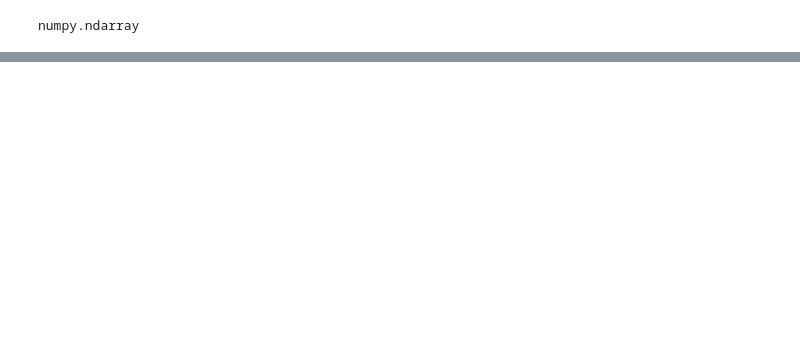
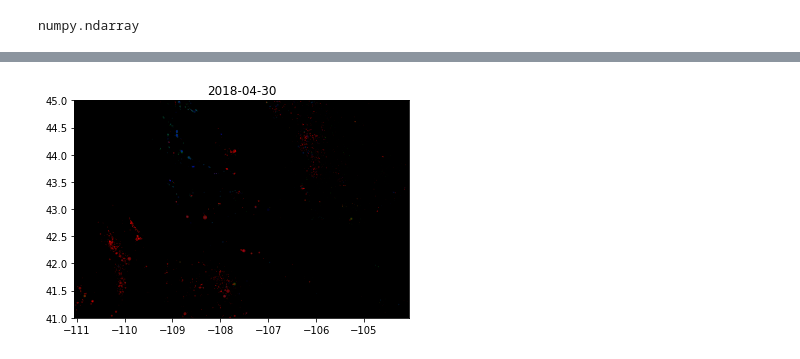
Before and after one commit to jessepisel/stratal-geometries, a Jupyter notebook: Production cleanup.ipynb, the cells around one changed output, grey strips where cells are left out. Cells and saved outputs as stored; diff of their text form; code cells hidden in the pictures; blank space fills up the shorter version.

```diff
--- a/Production cleanup.ipynb
+++ b/Production cleanup.ipynb
@@ -102,0 +95,36 @@ for i in tqdm(range(484)):
+# %%
+ts1w = pd.read_csv(r'C:\Users\jesse.pisel\Downloads\TTL_Prod041018\timeseries\1to5ts_water.csv', index_col=[0])
+ts2w = pd.read_csv(r'C:\Users\jesse.pisel\Downloads\TTL_Prod041018\timeseries\7to17ts_water.csv', index_col=[0])
+ts3w = pd.read_csv(r'C:\Users\jesse.pisel\Downloads\TTL_Prod041018\timeseries\19to33ts_water.csv', index_col=[0])
+ts4w = pd.read_csv(r'C:\Users\jesse.pisel\Downloads\TTL_Prod041018\timeseries\35to45ts_water.csv', index_col=[0])
+bigTSwater = pd.concat([ts1w, ts2w, ts3w, ts4w], axis=1)
+# %%
+for i in tqdm(range(2)):
+    plt.clf()
+    plt.scatter(np.vstack(coords)[0:,1], np.vstack(coords)[0:,0], s=200*(bigTSwater.iloc[i].values/np.max(np.max(bigTSwater))),
+                alpha=0.2, c='b', linewidths=0)
+    display.clear_output(wait=True)
+    time.sleep(0.01)
+    plt.xlim(np.min(np.vstack(coords)[0:,1]), np.max(np.vstack(coords)[0:,1]))
+    plt.ylim(np.min(np.vstack(coords)[0:,0]),np.max(np.vstack(coords)[0:,0]))
+    plt.title(bigTSwater.index[i])
+import mplleaflet
+mplleaflet.display()
+# %%
+for i in tqdm(range(484)):
+    plt.rcParams['axes.facecolor'] = 'black'
+    plt.clf()
+    plt.scatter(np.vstack(coords)[0:,1], np.vstack(coords)[0:,0], s=200*(bigTSoil.iloc[i].values/np.max(np.max(bigTSoil))),
+                alpha=0.4, c='g', linewidths=0)
+    plt.scatter(np.vstack(coords)[0:,1], np.vstack(coords)[0:,0], s=200*(bigTSgas.iloc[i].values/np.max(np.max(bigTSgas))),
+                alpha=0.4, c='r', linewidths=0)
+    plt.scatter(np.vstack(coords)[0:,1], np.vstack(coords)[0:,0], s=200*(bigTSwater.iloc[i].values/np.max(np.max(bigTSwater))),
+                alpha=0.1, c='b', linewidths=0)
+    display.clear_output(wait=True)
+    plt.xlim(np.min(np.vstack(coords)[0:,1]), np.max(np.vstack(coords)[0:,1]))
+    plt.ylim(np.min(np.vstack(coords)[0:,0]),np.max(np.vstack(coords)[0:,0]))
+    plt.title(bigTSwater.index[i])
+
+    plt.savefig('D:/fun/ongw'+str(i)+'.png', dpi=250)
+# %% [output]
+[figure, added]
```
Also changed, not shown: parts of 14 cells of this notebook.
